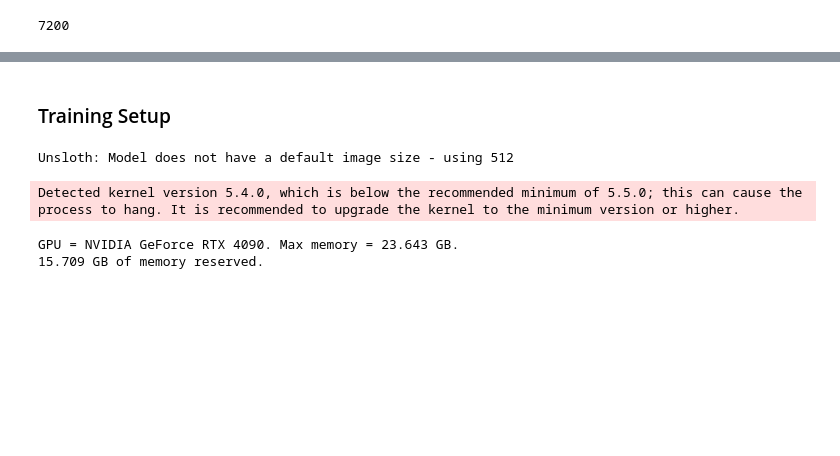
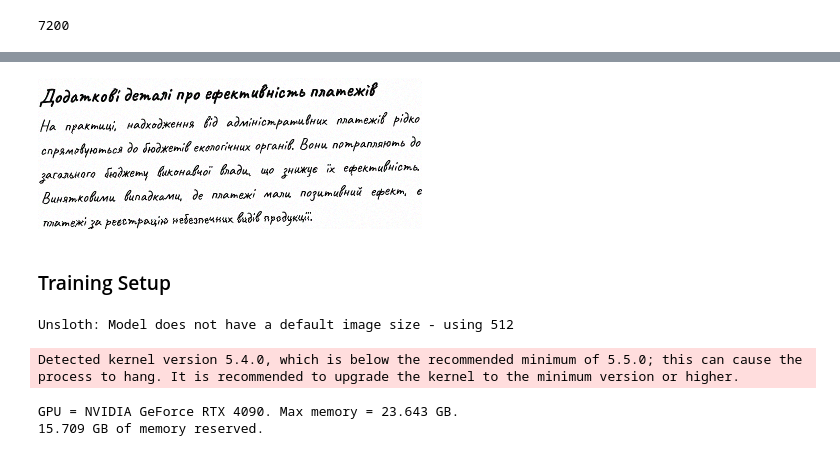
Before and after one commit to ansu0122/ucu-mt, a Jupyter notebook: src/doctrainer.ipynb, the cells around one changed output, grey strips where cells are left out. Cells and saved outputs as stored; diff of their text form; code cells hidden in the pictures; blank space fills up the shorter version.

```diff
--- a/src/doctrainer.ipynb
+++ b/src/doctrainer.ipynb
@@ -154,23 +156,26 @@ train_dataset_inflated[0]
 # %%
 from PIL import Image, ImageFile
 ImageFile.LOAD_TRUNCATED_IMAGES = True  # Optional: prevents crash on bad JPEGs
+to_pil = transforms.ToPILImage()
 
-def convert_to_conversation(sample):
-    # Check if image is None
+def convert_to_conversation(sample, transform=None):
+
     if sample.get("image") is None:
         raise ValueError(f"Image cannot be None: {sample.get('id', 'unknown')}")
 
-    # Check if it's a PIL image
     if not isinstance(sample["image"], Image.Image):
         raise TypeError(f"Image must be a PIL Image, got {type(sample['image'])}: {sample.get('id', 'unknown')}")
 
-    # Build the conversation
+    if transform is not None:
+        image = transform(sample["image"])
+        image = to_pil(image)
+
     conversation = [
         {
             "role": "user",
             "content": [
                 {"type": "text", "text": sample["prompt"]},
-                {"type": "image", "image": sample["image"]},
+                {"type": "image", "image": image},
             ],
         },
         {
@@ -191,0 +238,10 @@ len(test_dataset_converted)
+# %%
+image_transform = transforms.Compose([
+    transforms.ColorJitter(brightness=0.15, contrast=0.2, saturation=0.3, hue=0.2),
+    transforms.RandomRotation(degrees=2, fill=(255, 255, 255)),
+    RandomGaussianBlur(p=0.2, radius=(0.2, 0.6)),
+    RandomNoise(p=0.2, std=4),
+    transforms.ToTensor(),
+])
+
+train_dataset_converted_transformed = ConversationDataset(train_dataset_inflated, transform=image_transform)
@@ -192,3 +252,7 @@ len(test_dataset_converted)
+# %%
+train_dataset_converted_transformed[1]["messages"][0]["content"][1]["image"]
+# %% [output]
+[figure, added]
 # %% [markdown]
 ### Training Setup
 # %%
```
Also changed, not shown: parts of 8 cells of this notebook, 1 other file.
